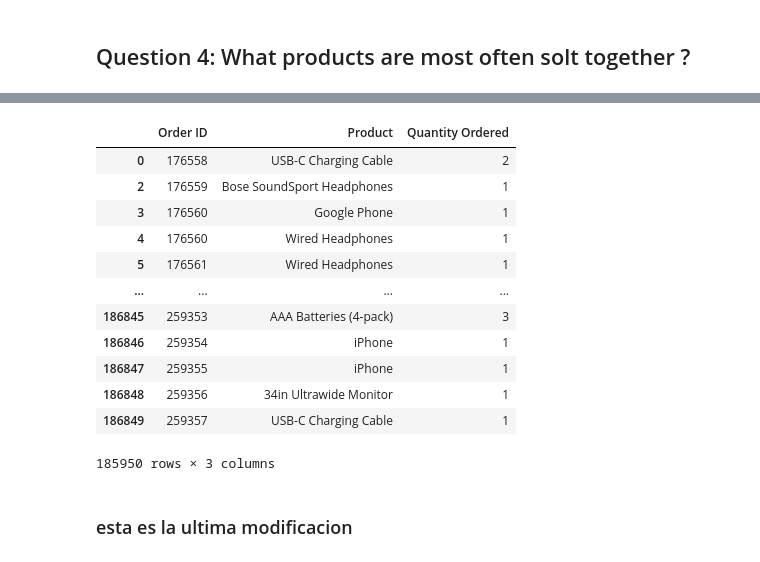
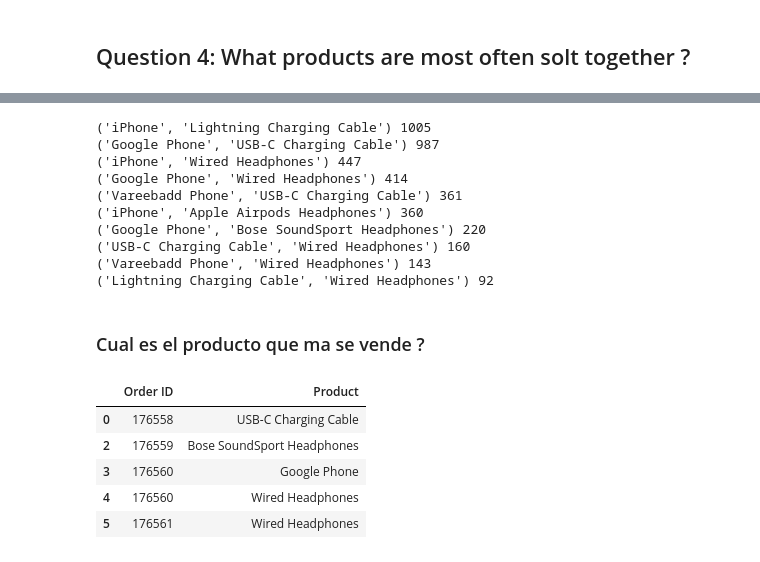
Before and after one commit to sfherreras/Data_Science_Training, a Jupyter notebook: Code/Analysis.ipynb, the cells around one changed output, grey strips where cells are left out. Cells and saved outputs as stored; diff of their text form; code cells hidden in the pictures.

Commit message:
Cuales son los productos que mas se venden juntos

```diff
--- a/Code/Analysis.ipynb
+++ b/Code/Analysis.ipynb
@@ -253,19 +273,35 @@ all_data.groupby(['Hour']).count()
+# %%
+from itertools import combinations
+from collections import Counter
+
+count = Counter()
+
+for row in df['Grouped']:
+    row_list = row.split(',')
+    count.update(Counter(combinations(row_list, 2)))
+
+for key, value in count.most_common(10):
+    print(key, value)
+# %% [output]
+('iPhone', 'Lightning Charging Cable') 1005
+('Google Phone', 'USB-C Charging Cable') 987
+('iPhone', 'Wired Headphones') 447
+('Google Phone', 'Wired Headphones') 414
+('Vareebadd Phone', 'USB-C Charging Cable') 361
+('iPhone', 'Apple Airpods Headphones') 360
+('Google Phone', 'Bose SoundSport Headphones') 220
+('USB-C Charging Cable', 'Wired Headphones') 160
+('Vareebadd Phone', 'Wired Headphones') 143
+('Lightning Charging Cable', 'Wired Headphones') 92
+# %% [markdown]
+### Cual es el producto que ma se vende ?
 # %%
-products = all_data[['Order ID','Product', 'Quantity Ordered']].groupby('Order ID')
-products.head()
+products_df = all_data.loc[:, ["Order ID", "Product"]]
+products_df.head()
 # %% [output]
-|  | Order ID | Product | Quantity Ordered |
-| 0 | 176558 | USB-C Charging Cable | 2 |
-| 2 | 176559 | Bose SoundSport Headphones | 1 |
-| 3 | 176560 | Google Phone | 1 |
-| 4 | 176560 | Wired Headphones | 1 |
-| 5 | 176561 | Wired Headphones | 1 |
-| ... | ... | ... | ... |
-| 186845 | 259353 | AAA Batteries (4-pack) | 3 |
-| 186846 | 259354 | iPhone | 1 |
-| 186847 | 259355 | iPhone | 1 |
-| 186848 | 259356 | 34in Ultrawide Monitor | 1 |
-| 186849 | 259357 | USB-C Charging Cable | 1 |
+|  | Order ID | Product |
+| 0 | 176558 | USB-C Charging Cable |
+| 2 | 176559 | Bose SoundSport Headphones |
+| 3 | 176560 | Google Phone |
+| 4 | 176560 | Wired Headphones |
+| 5 | 176561 | Wired Headphones |
-185950 rows × 3 columns
-# %% [markdown]
-### esta es la ultima modificacion
```
Also changed, not shown: parts of 7 cells of this notebook.
